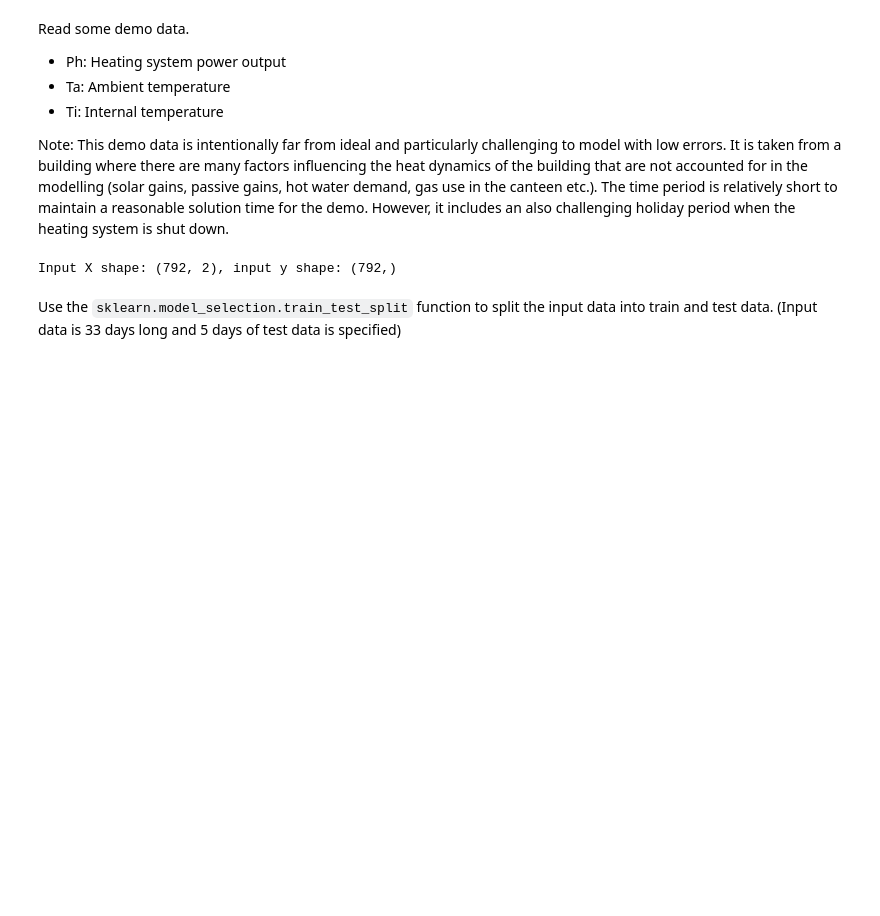
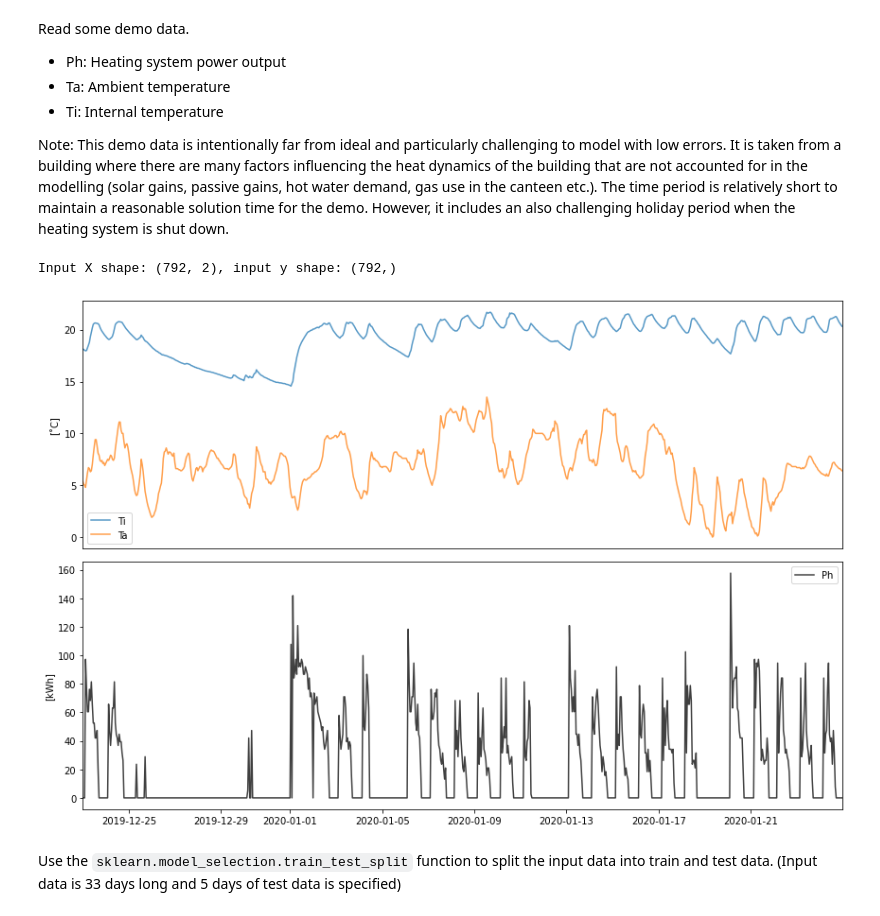
Before and after one commit to czagoni/darkgreybox, a Jupyter notebook: docs/tutorials/darkgrey_poc_demo_01.ipynb, the cells around one changed output. Saved outputs shown, nothing was run; the diff lists cells and outputs as text; code cells hidden in the pictures; blank space fills up the shorter version.

```diff
--- a/docs/tutorials/darkgrey_poc_demo_01.ipynb
+++ b/docs/tutorials/darkgrey_poc_demo_01.ipynb
@@ -35,6 +35,10 @@ input_y = train_df['Ti']
 print(f'Input X shape: {input_X.shape}, input y shape: {input_y.shape}')
 # %% [output]
 Input X shape: (792, 2), input y shape: (792,)
+# %%
+plot_input_data(train_df)
+# %% [output]
+[figure, added]
 # %% [markdown]
 Use the `sklearn.model_selection.train_test_split` function to split the input data into train and test data. (Input data is 33 days long and 5 days of test data is specified)
 # %%
```
Also changed, not shown: parts of 1 cell of this notebook, 4 other files.
